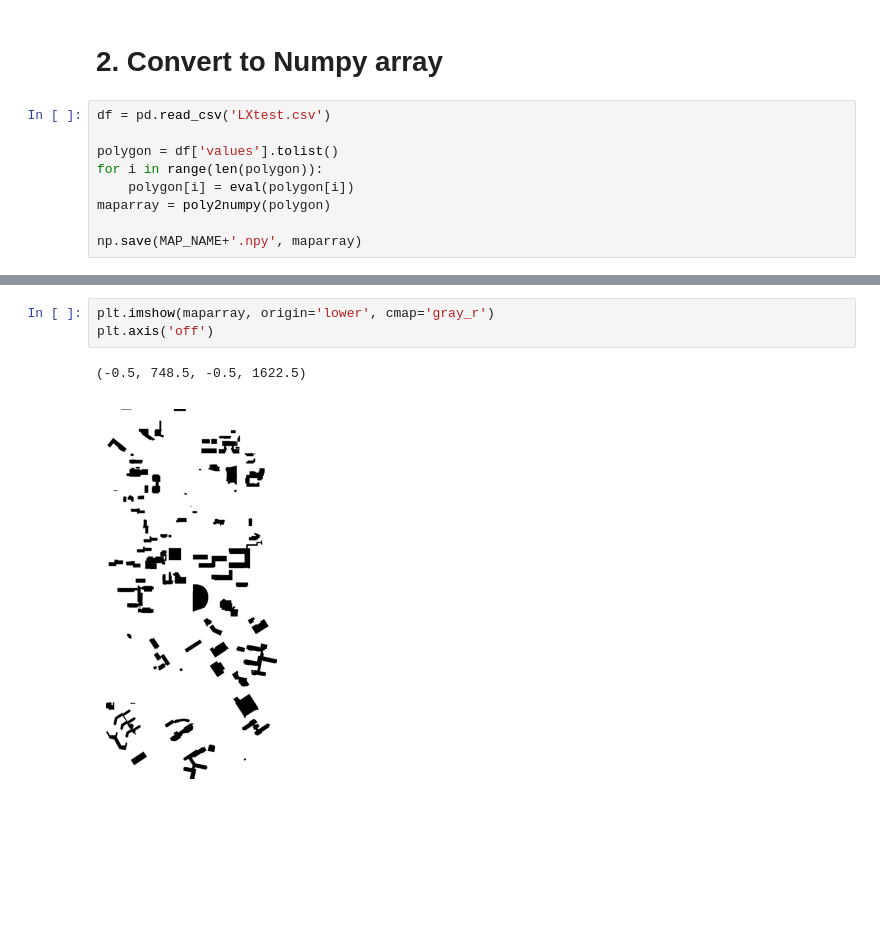
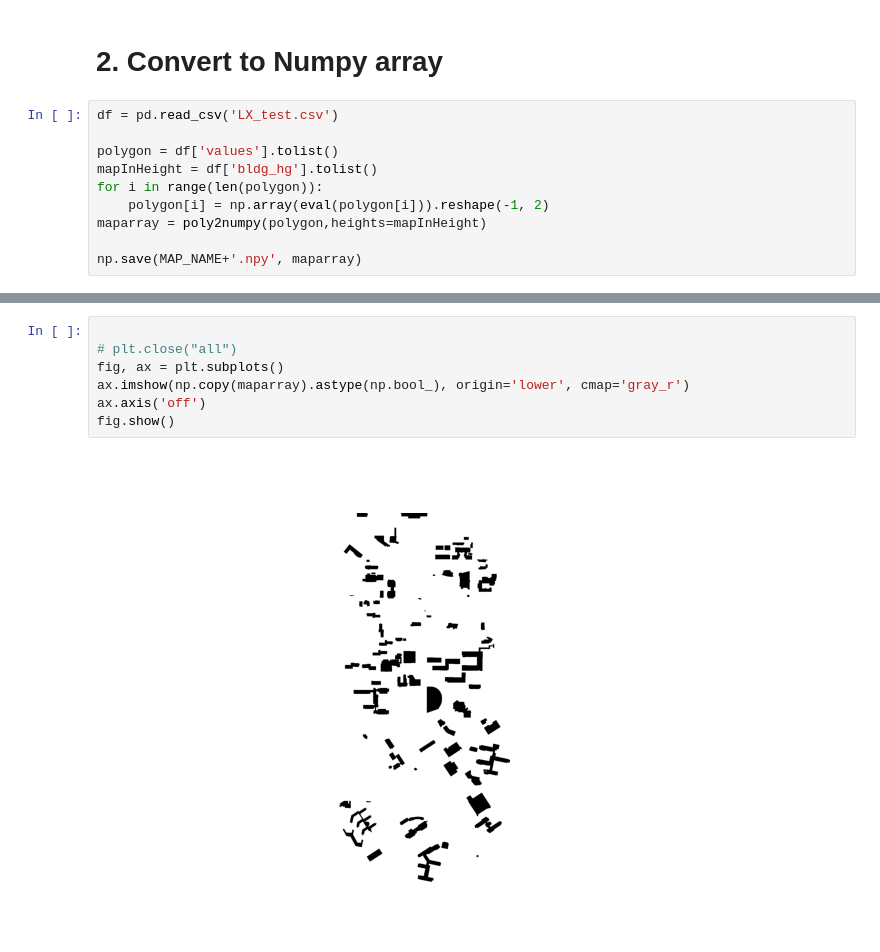
Before and after one commit to jacklu333333/IOH, a Jupyter notebook: LXDownloader.ipynb, the cells around one changed output, grey strips where cells are left out. Cells and saved outputs as stored; diff of their text form; blank space fills up the shorter version.

```diff
--- a/LXDownloader.ipynb
+++ b/LXDownloader.ipynb
@@ -133,12 +134,13 @@ frst_regist_dt: 2023-09-18T13:35:24
 # %% [markdown]
 # 2. Convert to Numpy array
 # %%
-df = pd.read_csv('LXtest.csv')
+df = pd.read_csv('LX_test.csv')
 
 polygon = df['values'].tolist()
+mapInHeight = df['bldg_hg'].tolist()
 for i in range(len(polygon)):
-    polygon[i] = eval(polygon[i])
-maparray = poly2numpy(polygon)
+    polygon[i] = np.array(eval(polygon[i])).reshape(-1, 2)
+maparray = poly2numpy(polygon,heights=mapInHeight)
 
 np.save(MAP_NAME+'.npy', maparray)
 # %% [output]
@@ -146,6 +173,9 @@ top: 987364.4588841103, bottom: 988113.2667723193, left: 1818331.614563343, righ
 # %%
-plt.imshow(maparray, origin='lower', cmap='gray_r')
-plt.axis('off')
+
+# plt.close("all")
+fig, ax = plt.subplots()
+ax.imshow(np.copy(maparray).astype(np.bool_), origin='lower', cmap='gray_r')
+ax.axis('off')
+fig.show()
 # %% [output]
-(-0.5, 748.5, -0.5, 1622.5)
-[figure, old version]
+[figure, new version]
```
Also changed, not shown: parts of 6 cells of this notebook, 4 other files.
